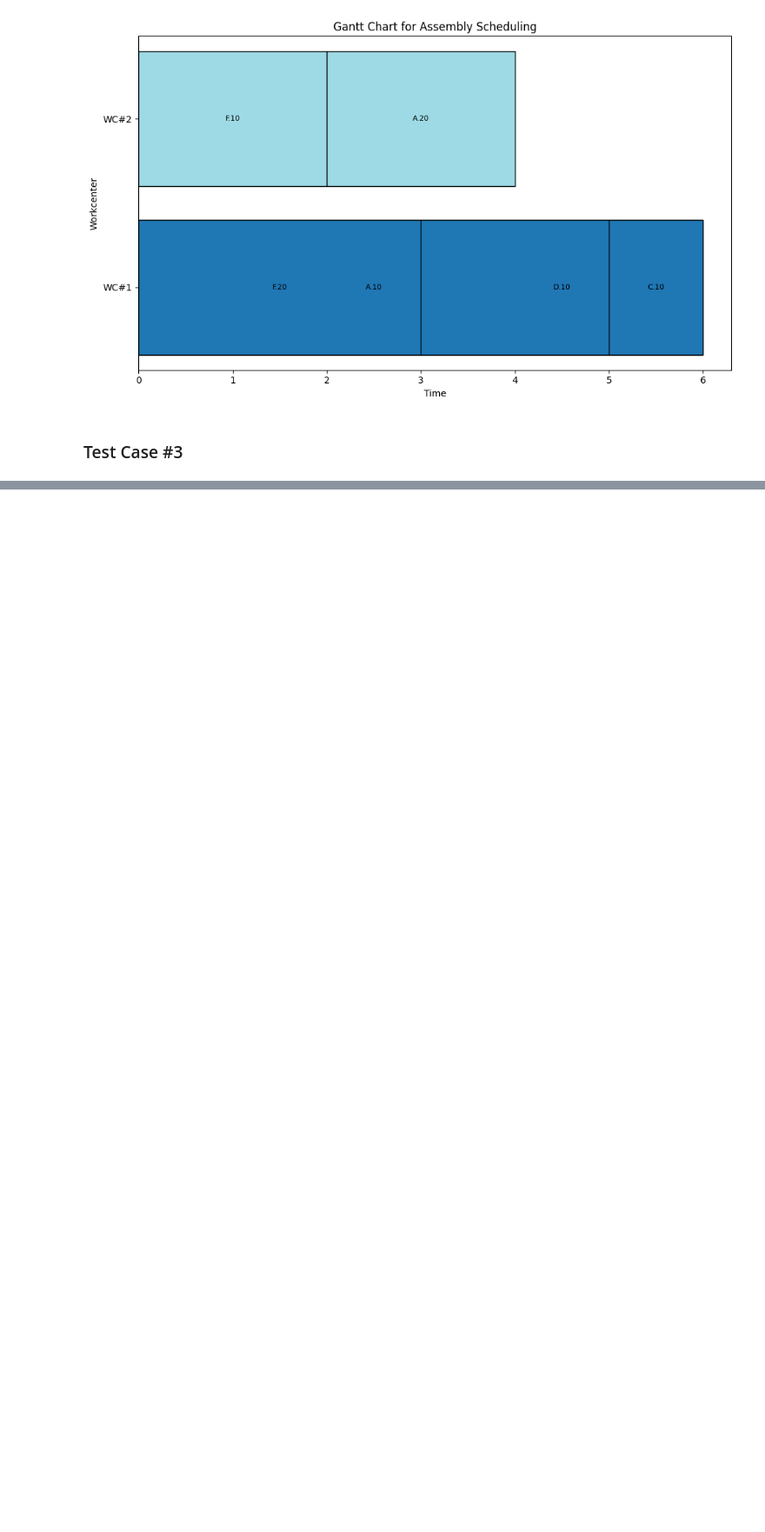
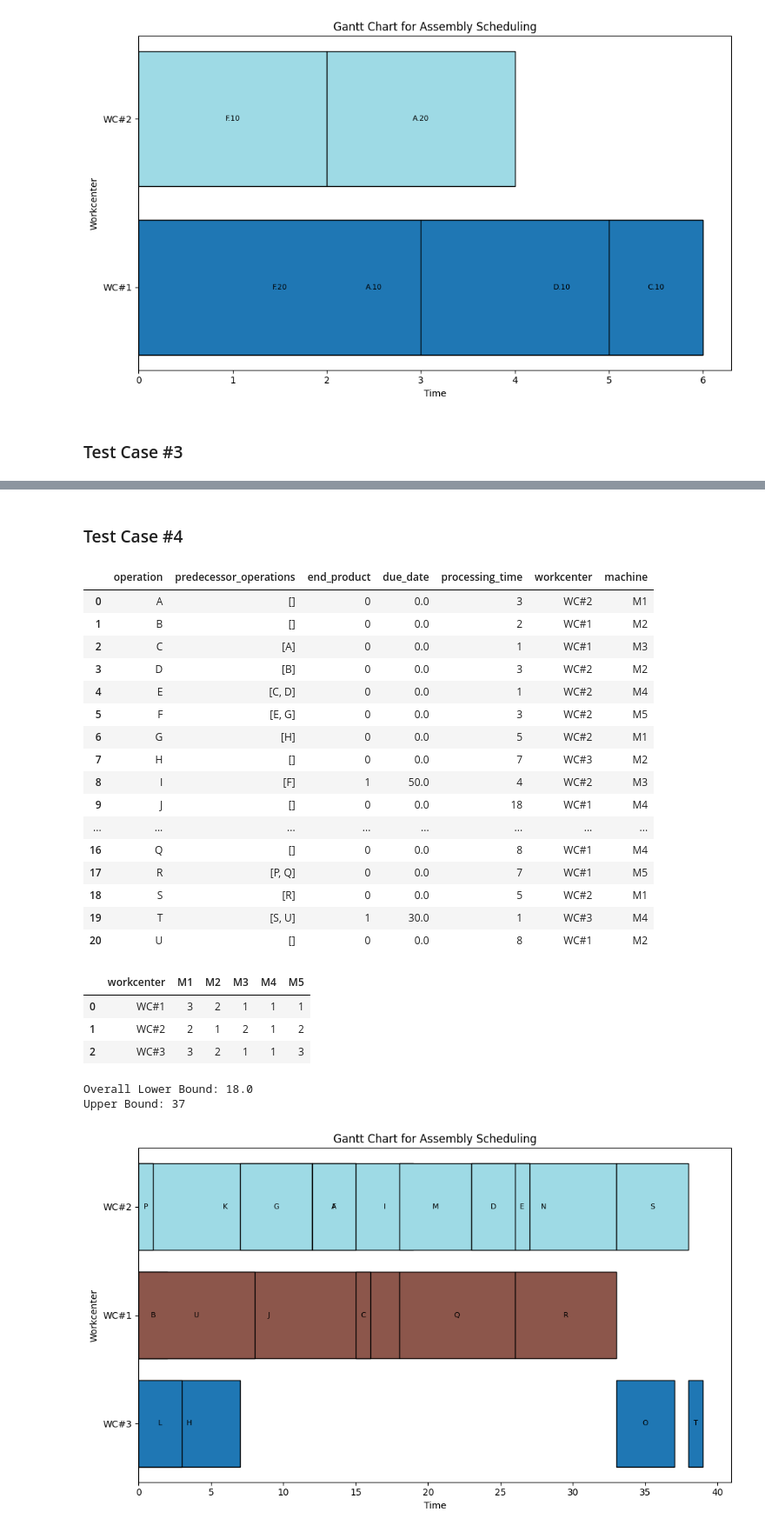
Before and after one commit to nathanansel28/40.014-ESA, a Jupyter notebook: 02_TestingHeuristics/LR_heuristic v6.ipynb, the cells around one changed output, grey strips where cells are left out. Shown at 87% size. Cells and saved outputs as stored; diff of their text form; code cells hidden in the pictures; blank space fills up the shorter version.

```diff
--- a/02_TestingHeuristics/LR_heuristic v6.ipynb
+++ b/02_TestingHeuristics/LR_heuristic v6.ipynb
@@ -568,0 +643,73 @@ Upper Bound: 27.0
+# %% [markdown]
+### Test Case #4
+# %%
+df_BOM = pd.DataFrame({
+    'operation': ['A', 'B', 'C', 'D', 'E', 'F', 'G', 'H', 'I', 'J', 'K', 'L', 'M', 'N', 'O', 'P', 'Q', 'R', 'S', 'T', 'U'],
+    'predecessor_operations': [[], [], ["A"], ["B"], ["C", "D"], ["E", "G"], ["H"], [], ["F"], [], [], [], ["J", "K", "L"], ["M"], ["N"], [], [], ["P", "Q"], ["R"], ["S", "U"], []],
+    'end_product': [0, 0, 0, 0, 0, 0, 0, 0, 1, 0, 0, 0, 0, 0, 1, 0, 0, 0, 0, 1, 0],
+    'due_date': [0, 0, 0, 0, 0, 0, 0, 0, 50.0, 0, 0, 0, 0, 0, 80.0, 0, 0, 0, 0, 30.0, 0],
+    'processing_time': [3, 2, 1, 3, 1, 3, 5, 7, 4, 18, 12, 3, 5, 10, 4, 1, 8, 7, 5, 1, 8],
+    'workcenter': ['WC#2', 'WC#1', 'WC#1', 'WC#2', 'WC#2', 'WC#2', 'WC#2', 'WC#3', 'WC#2', 'WC#1', 'WC#2', 'WC#3', 'WC#2', 'WC#2', 'WC#3', 'WC#2', 'WC#1', 'WC#1', 'WC#2', 'WC#3', 'WC#1'],
+    'machine': ["M1", "M2", "M3", "M2", "M4", "M5", "M1", "M2", "M3", "M4", "M5", "M1", "M2", "M3", "M2", "M3", "M4", "M5", "M1", "M4", "M2"]
+})
+df_machine = pd.DataFrame({
+    'workcenter': ["WC#1", "WC#2", "WC#3"],
+    'M1': [3, 2, 3],
+    'M2': [2, 1, 2],
+    'M3': [1, 2, 1],
+    'M4': [1, 1, 1],
+    'M5': [1, 2, 3]
+})
+display(df_BOM)
+display(df_machine)
+
+operations = load_operations(df_BOM)
+workcenters = load_factory(df_machine)
+
+# Assume some initial values for dual costs for demonstration
+# lambda_ij = {('A', 'C'): 1, ('B', 'D'): 1, ('C', 'E'): 1, ('D', 'E'): 1, ('E', 'F'): 1, ('G', 'F'): 1, ('H', 'G'): 1, ('P', 'R'): 1, ('Q', 'R'): 1, ('R', 'S'): 1, ('U', 'S'): 1}
+lambda_ij = {('A', 'C'): 1, ('B', 'D'): 1, ('C', 'E'): 1, ('D', 'E'): 1, ('E', 'F'): 1, ('G', 'F'): 1, ('H', 'G'): 1, ('P', 'R'): 1, ('Q', 'R'): 1, ('R', 'S'): 1, ('S', 'T'): 1, ('U', 'T'): 1}
+delta_Y = {wc: 1 for wc in workcenters}
+
+U_ij, V_Y = subgradient_search(workcenters, operations, max_iterations=100, s=0.1)
+for wc in workcenters.values():
+    solve_spw([op for op in operations.values() if op.workcenter == wc.id], wc, V_Y[wc.id], U_ij)
+
+# print("U_ij:", U_ij)
+# print("V_Y:", V_Y)
+
+lower_bound = calculate_lower_bounds(workcenters, operations)
+print("Overall Lower Bound:", lower_bound)
+
+# Generate upper bound
+upper_bound = generate_upper_bound(operations, workcenters, lower_bound)
+print("Upper Bound:", upper_bound)
+
+# Proceed with the rest of the process
+schedule_operations(operations, workcenters)
+plot_gantt_chart_by_workcenter(operations)
+# %% [output]
+|  | operation | predecessor_operations | end_product | due_date | processing_time | workcenter | machine |
+| 0 | A | [] | 0 | 0.0 | 3 | WC#2 | M1 |
+| 1 | B | [] | 0 | 0.0 | 2 | WC#1 | M2 |
+| 2 | C | [A] | 0 | 0.0 | 1 | WC#1 | M3 |
+| 3 | D | [B] | 0 | 0.0 | 3 | WC#2 | M2 |
+| 4 | E | [C, D] | 0 | 0.0 | 1 | WC#2 | M4 |
+| 5 | F | [E, G] | 0 | 0.0 | 3 | WC#2 | M5 |
+| 6 | G | [H] | 0 | 0.0 | 5 | WC#2 | M1 |
+| 7 | H | [] | 0 | 0.0 | 7 | WC#3 | M2 |
+| 8 | I | [F] | 1 | 50.0 | 4 | WC#2 | M3 |
+| 9 | J | [] | 0 | 0.0 | 18 | WC#1 | M4 |
+| ... | ... | ... | ... | ... | ... | ... | ... |
+| 16 | Q | [] | 0 | 0.0 | 8 | WC#1 | M4 |
+| 17 | R | [P, Q] | 0 | 0.0 | 7 | WC#1 | M5 |
+| 18 | S | [R] | 0 | 0.0 | 5 | WC#2 | M1 |
+| 19 | T | [S, U] | 1 | 30.0 | 1 | WC#3 | M4 |
+| 20 | U | [] | 0 | 0.0 | 8 | WC#1 | M2 |
+|  | workcenter | M1 | M2 | M3 | M4 | M5 |
+| 0 | WC#1 | 3 | 2 | 1 | 1 | 1 |
+| 1 | WC#2 | 2 | 1 | 2 | 1 | 2 |
+| 2 | WC#3 | 3 | 2 | 1 | 1 | 3 |
+Overall Lower Bound: 18.0
+Upper Bound: 37
+[figure, added]
```
Also changed, not shown: parts of 14 cells of this notebook, 1 other file.
